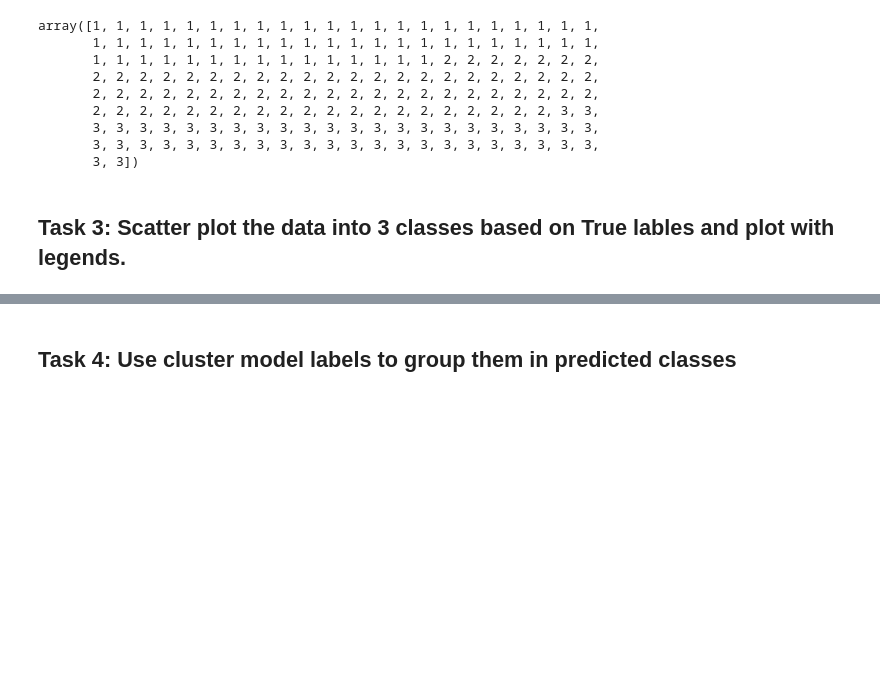
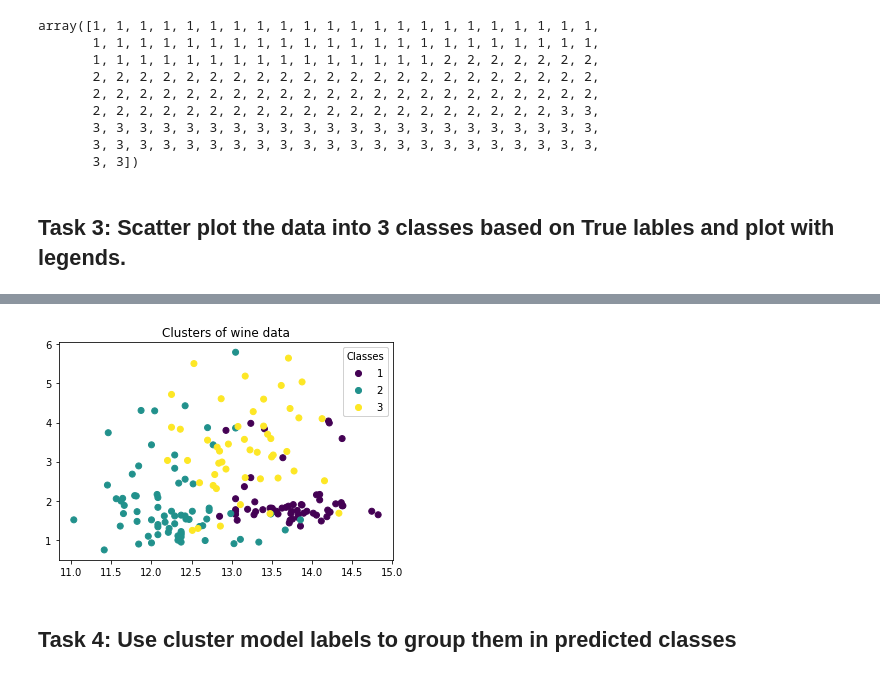
Before and after one commit to na2027/CE888, a Jupyter notebook: Lab_6.ipynb, the cells around one changed output, grey strips where cells are left out. Saved outputs shown, nothing was run; the diff lists cells and outputs as text; code cells hidden in the pictures; blank space fills up the shorter version.

```diff
--- a/Lab_6.ipynb
+++ b/Lab_6.ipynb
@@ -325,9 +325,9 @@ df_wine['Class label'].value_counts()
 3    48
 Name: Class label, dtype: int64
 # %%
-# Fetch data into x and y variables
-x=df_wine.iloc[:,:13] # Covariates or input
-y=df_wine.iloc[:,:1] # Labels or classes or output
+# Divide the data into x and y variables
+x=df_wine.iloc[:,:14] # features columns
+y=df_wine.iloc[:,:1] # labels or target columns
 print(x.columns)
 print(y.columns)
 # %% [output]
@@ -349,8 +345,7 @@ from sklearn.cluster import KMeans
 # %%
-# Calculating WCSS (within-cluster sums of squares)
-
+# Calculate within-cluster sums of squares
 wcss=[]
 for i in range(1, 11):
-    kmeans = KMeans(n_clusters = i, init = 'k-means++', max_iter = 300, n_init = 10, random_state = 0)
+    kmeans = KMeans(n_clusters = i, init = 'k-means++', max_iter = 250, n_init = 10, random_state = 0)
     kmeans.fit(x)
     wcss.append(kmeans.inertia_)
@@ -418,3 +396,13 @@ plt.legend()
+# %%
+fig, axis = plt.subplots()
+scatter_data = axis.scatter(x['Alcohol'], x['Malic acid'], c=y['Class label'])
+legend = axis.legend(*scatter_data.legend_elements(),
+                    loc="upper right", title="Classes")
+axis.add_artist(legend)
+plt.title('Clusters of wine data')
+plt.show()
+# %% [output]
+[figure, added]
 # %% [markdown]
 ## Task 4: Use cluster model labels to group them in predicted classes
 # %%
```
Also changed, not shown: parts of 21 cells of this notebook.
